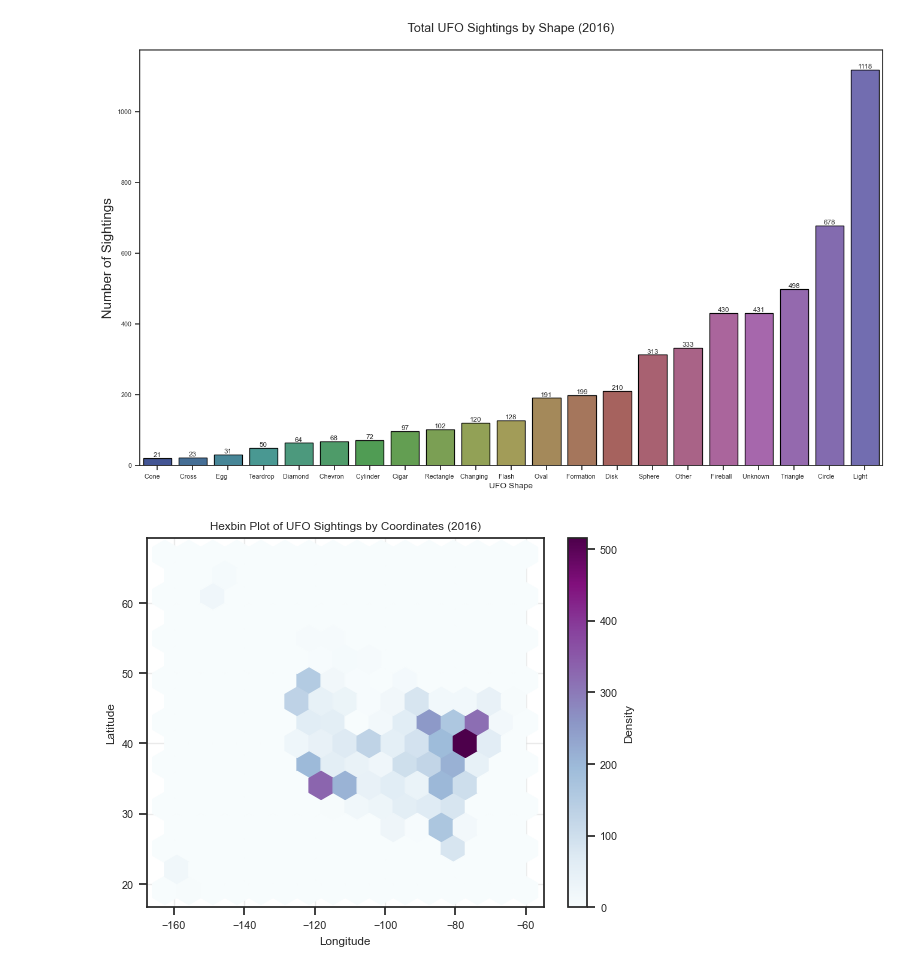
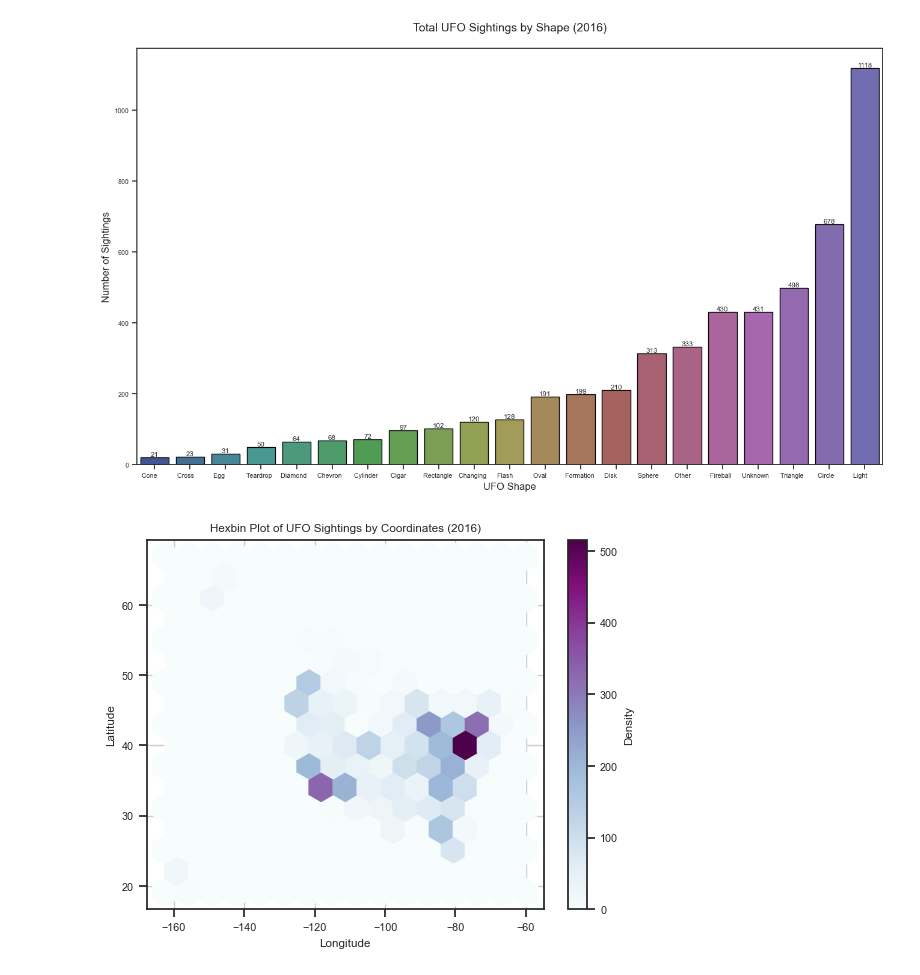
Before and after one commit to marko-londo/UFO-Sighting-Analysis, a Jupyter notebook: UFOs.ipynb, the cells around one changed output. Cells and saved outputs as stored; diff of their text form; code cells hidden in the pictures.

```diff
--- a/UFOs.ipynb
+++ b/UFOs.ipynb
@@ -248,20 +262,20 @@ plt.show()
 # %%
 # Bar plot of UFO sightings by shape
 
 sns.set_palette(shape_colors)
 sns.set(font_scale=0.7, style="ticks")
 plt.subplots(figsize=(16, 9))
 chart = sns.barplot(
     data=shapes, x="Shape", y="Count", palette=shape_colors, edgecolor="black"
 )
 for i in chart.containers:
     chart.bar_label(i)
-plt.xlabel("UFO Shape", fontsize=10)
-plt.ylabel("Number of Sightings", fontsize=16)
-plt.title("Total UFO Sightings by Shape (2016)\n", fontsize=15)
+plt.xlabel("UFO Shape", fontsize=12)
+plt.ylabel("Number of Sightings", fontsize=12)
+plt.title("Total UFO Sightings by Shape (2016)\n", fontsize=14)
 plt.show()
 # %% [output]
-[figure, old version]
+[figure, new version]
 # %%
 # Hexbin plot of UFO sightings
 
```
Also changed, not shown: parts of 7 cells of this notebook.
